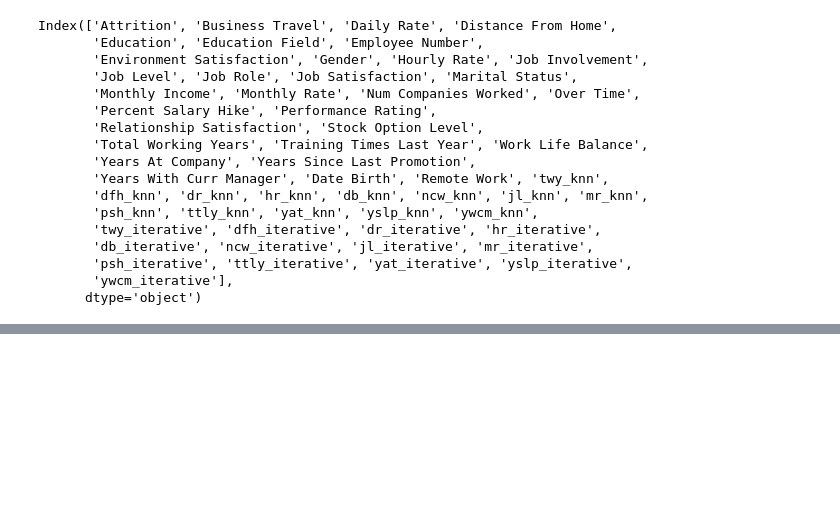
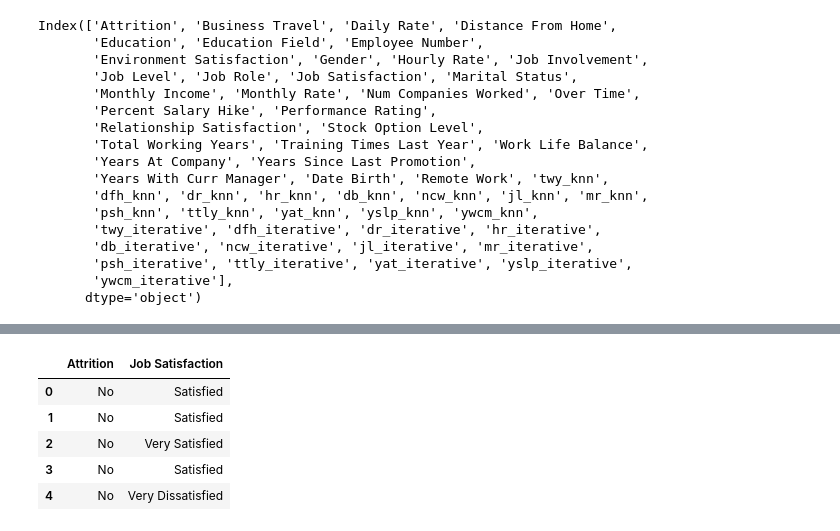
Before and after one commit to Adalab/proyecto-da-F-modulo3-team2, a Jupyter notebook: limpieza_transformacion_reyes.ipynb, the cells around one changed output, grey strips where cells are left out. Cells and saved outputs as stored; diff of their text form; code cells hidden in the pictures; blank space fills up the shorter version.

```diff
--- a/limpieza_transformacion_reyes.ipynb
+++ b/limpieza_transformacion_reyes.ipynb
@@ -692,0 +730,11 @@ Index(['Attrition', 'Business Travel', 'Daily Rate', 'Distance From Home',
+# %%
+df_ab=df_copy[['Attrition', 'Job Satisfaction']]
+# %%
+df_ab.head()
+# %% [output]
+|  | Attrition | Job Satisfaction |
+| 0 | No | Satisfied |
+| 1 | No | Satisfied |
+| 2 | No | Very Satisfied |
+| 3 | No | Satisfied |
+| 4 | No | Very Dissatisfied |
```
Also changed, not shown: parts of 18 cells of this notebook.
